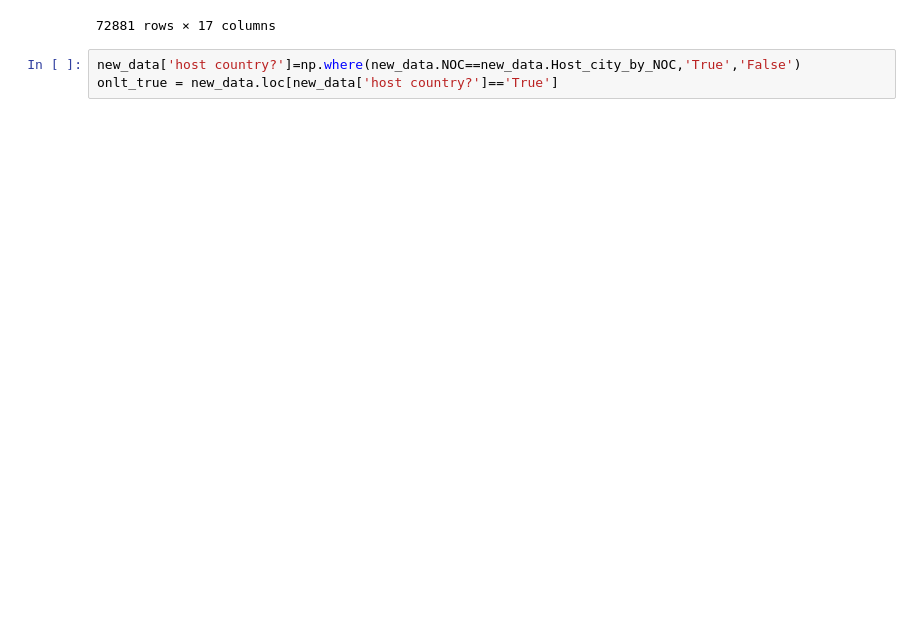
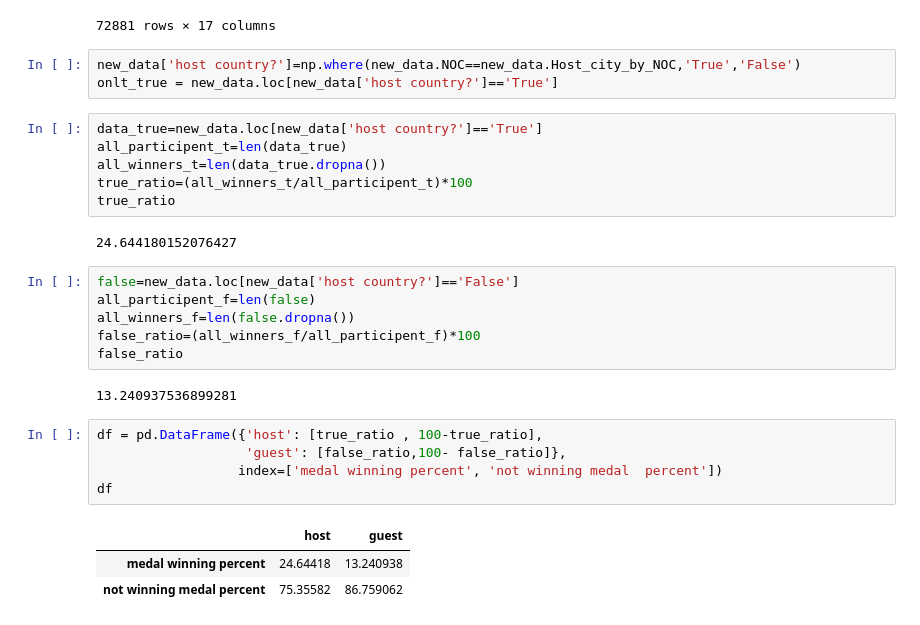
Before and after one commit to AdarSaban/Olympic-Project, a Jupyter notebook: Olympic_w (3).ipynb, the cells around one changed output. Cells and saved outputs as stored; diff of their text form; blank space fills up the shorter version.

```diff
--- a/Olympic_w (3).ipynb
+++ b/Olympic_w (3).ipynb
@@ -279,3 +273,28 @@ new_data
 # %%
 new_data['host country?']=np.where(new_data.NOC==new_data.Host_city_by_NOC,'True','False')
 onlt_true = new_data.loc[new_data['host country?']=='True']
+# %%
+data_true=new_data.loc[new_data['host country?']=='True']
+all_participent_t=len(data_true)
+all_winners_t=len(data_true.dropna())
+true_ratio=(all_winners_t/all_participent_t)*100
+true_ratio
+# %% [output]
+24.644180152076427
+# %%
+false=new_data.loc[new_data['host country?']=='False']
+all_participent_f=len(false)
+all_winners_f=len(false.dropna())
+false_ratio=(all_winners_f/all_participent_f)*100
+false_ratio
+# %% [output]
+13.240937536899281
+# %%
+df = pd.DataFrame({'host': [true_ratio , 100-true_ratio],
+                   'guest': [false_ratio,100- false_ratio]},
+                  index=['medal winning percent', 'not winning medal  percent'])
+df
+# %% [output]
+|  | host | guest |
+| medal winning percent | 24.64418 | 13.240938 |
+| not winning medal percent | 75.35582 | 86.759062 |
```
Also changed, not shown: parts of 15 cells of this notebook.
